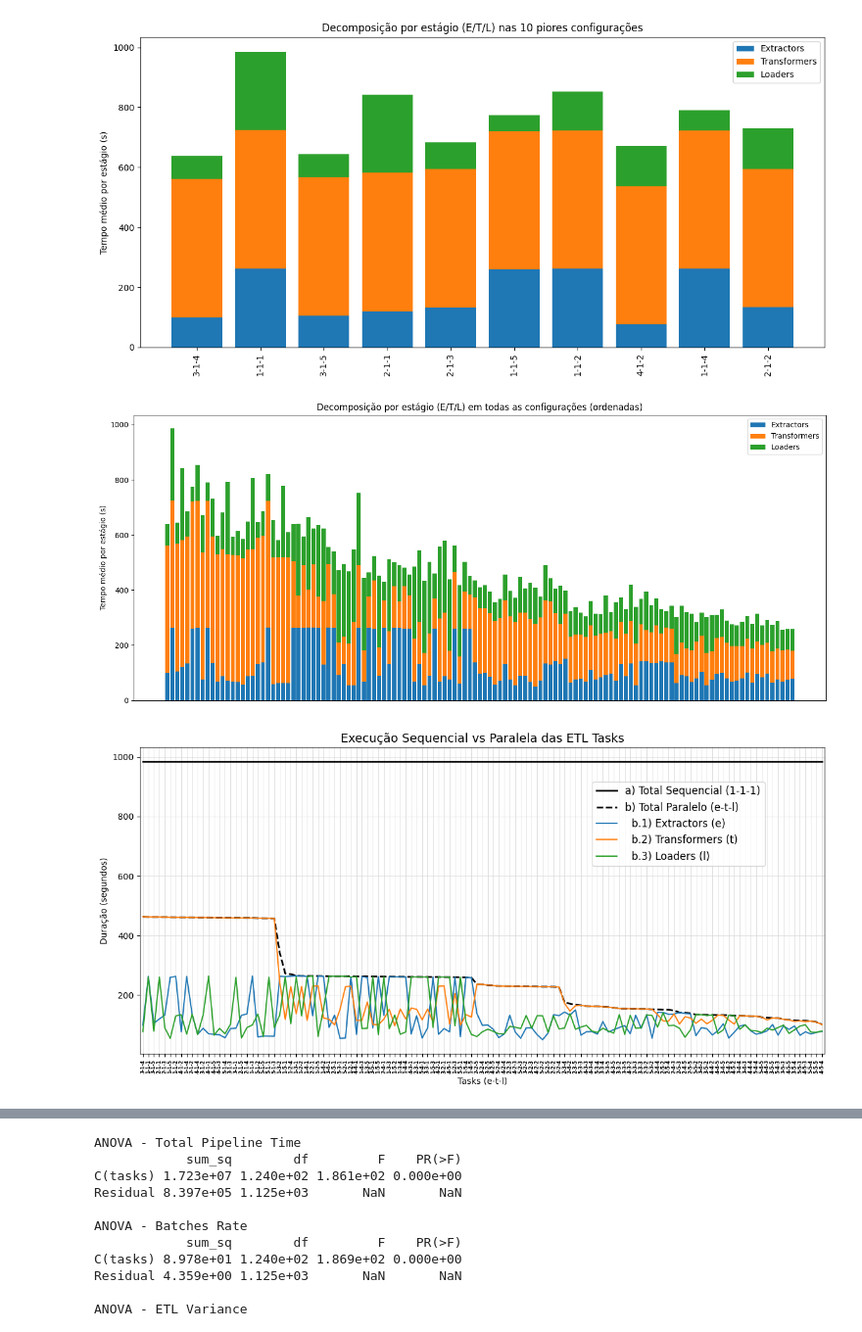
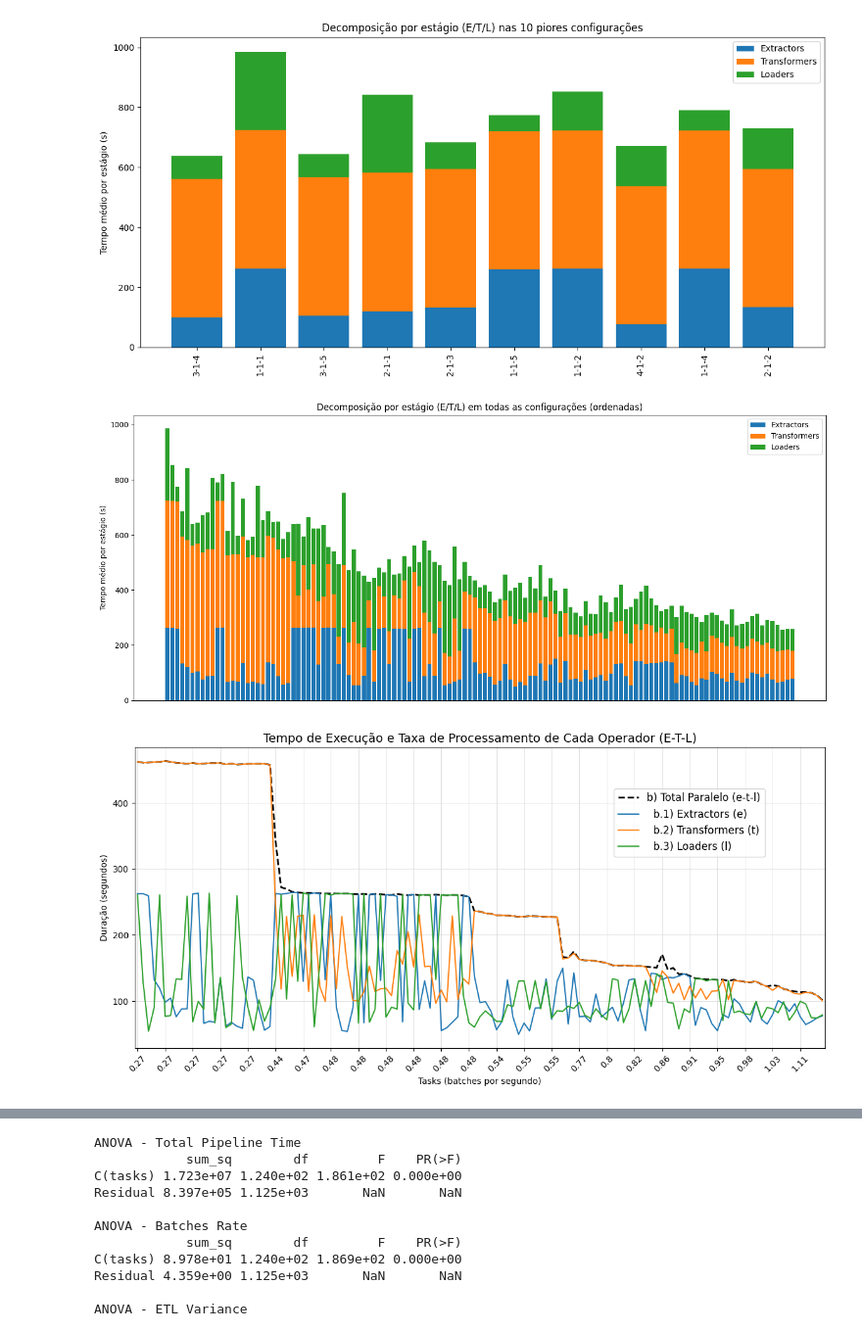
Before and after one commit to offcomputer/usp-airflow-project, a Jupyter notebook: src/notebooks/results.ipynb, the cells around one changed output, grey strips where cells are left out. Shown: that part at 98% size. Cells and saved outputs as stored; diff of their text form; code cells hidden in the pictures.

Commit message:
fix: main graph title

```diff
--- a/src/notebooks/results.ipynb
+++ b/src/notebooks/results.ipynb
@@ -129,7 +129,7 @@ agg_result = (
         mean_rate=('batches_rate', 'mean')
     )
     .reset_index()
-    .sort_values(by='mean_time', ascending=False)
+    .sort_values(by='mean_rate')
     .round(2)
 )
 agg_result
@@ -275,34 +279,37 @@ plt.legend()
 plt.tight_layout()
 plt.show()
 # %% [output]
-[figure, old version]
+[figure, new version]
 # %%
 plt.figure(figsize=(12, 6))
-plt.plot(agg_result['tasks'], agg_result['sequential_time'],
-         label='a) Total Sequencial (1-1-1)', color='black', linewidth=2)
 plt.plot(agg_result['tasks'], agg_result['mean_time'],
          label='b) Total Paralelo (e-t-l)',
          color='black', linestyle='--', linewidth=2)
 plt.plot(agg_result['tasks'], agg_result['mean_extractors'],
          label='  b.1) Extractors (e)')
 plt.plot(agg_result['tasks'], agg_result['mean_transformers'],
          label='  b.2) Transformers (t)')
 plt.plot(agg_result['tasks'], agg_result['mean_loaders'],
          label='  b.3) Loaders (l)')
 
-plt.xlabel('Tasks (e-t-l)')
+plt.xlabel('Tasks (batches por segundo)')
 plt.ylabel('Duração (segundos)')
-plt.title('Execução Sequencial vs Paralela das ETL Tasks', fontsize=14)
-plt.xticks(rotation=90, fontsize=5.6, fontweight="bold")
+plt.title('Tempo de Execução e Taxa de Processamento de Cada Operador (E-T-L)', fontsize=14)
+step = 5
+plt.xticks(
+    ticks=range(0, len(agg_result), step),
+    labels=agg_result['mean_rate'].iloc[::step].round(2),
+    rotation=45
+)
 plt.legend(fontsize=12, loc='center right', bbox_to_anchor=(0.92, 0.75))
 plt.grid(color='lightgray', linewidth=0.5)
 
 plt.xlim(-0.5, len(agg_result) - 0.5)
 
 plt.tight_layout()
 plt.show()
 # %% [output]
-[figure, old version]
+[figure, new version]
 # %%
 agg_result[agg_result['mean_rate'] > 1]\
     [['mean_time', 'tasks', 'mean_rate']]\
```
Also changed, not shown: parts of 6 cells of this notebook.
